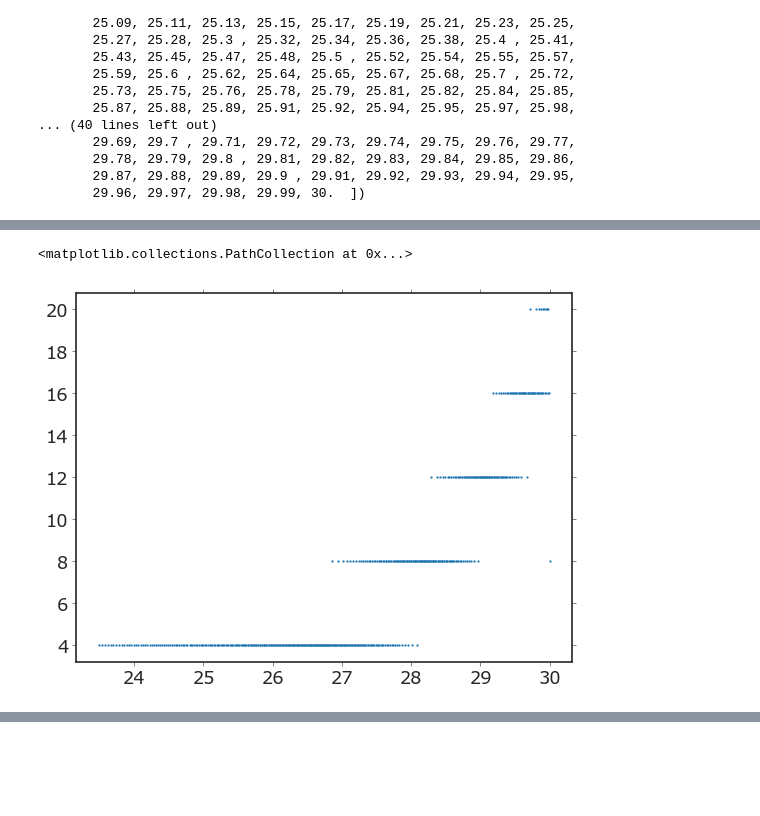
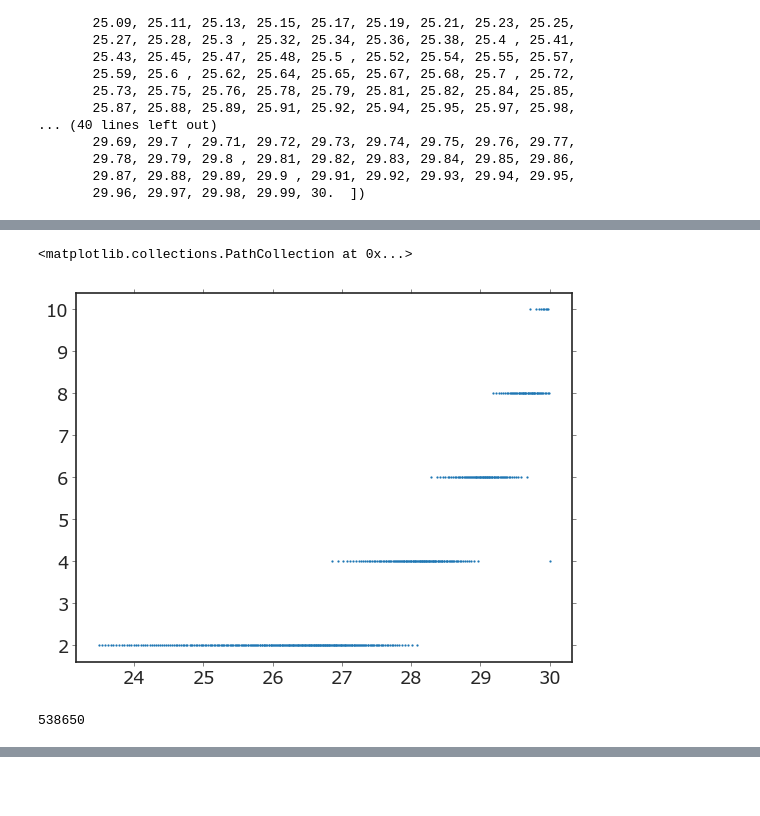
Before and after one commit to caganze/stellarstreams, a Jupyter notebook: notebooks/Gap Detection Pipeline with Data Oustide.ipynb, the cells around one changed output, grey strips where cells are left out. Cells and saved outputs as stored; diff of their text form; code cells hidden in the pictures.

```diff
--- a/notebooks/Gap Detection Pipeline with Data Oustide.ipynb
+++ b/notebooks/Gap Detection Pipeline with Data Oustide.ipynb
@@ -33,11 +35,13 @@ from easyshapey import Box
 
 dgrid=np.arange(0.5, 10, 0.1)
 BEST_BW=0.6
+BEST_BW_RANGE=[0.6, 0.9]
 
-THEORITICAL_STREAM_WIDTHS={'10_20': 0.053, '30_40': 0.094, '50_60':0.127}
-GAP_SIZES={'10_20': 1.4, '30_40': 1.8, '50_60': 1.8}
+#THEORITICAL_STREAM_WIDTHS={'10_20': 0.053, '30_40': 0.094, '50_60':0.127}
+THEORITICAL_STREAM_WIDTHS={'10_20': 0.2, '30_40': 0.3, '50_60':0.5}
+GAP_SIZES={'10_20': 1.4, '30_40': 1.8, '50_60': 1.8} #trying sum
 
-GAP_PERCENTILE=90
+GAP_PERCENTILE=95
 
 PATH_POLYNOMIALS = np.load('../data/polynomial_stream_paths.npy', allow_pickle=True).flatten()[0]
 
@@ -394,7 +400,7 @@ def show_gap_detection(vld,  GAP_SIZE, plot='None', ax=None, alpha=0.1, ms=0.1):
 
     rgcx=np.nanmedian(np.array(rgc.split('_')).astype(float))
 
-    stream_size=3*THEORITICAL_STREAM_WIDTHS[rgc]
+    stream_size=THEORITICAL_STREAM_WIDTHS[rgc]
 
     #define stream track and gap track
     stream_track=np.abs(grid_data[:,1] - pol(grid_data[:,0]))< stream_size/2
@@ -407,7 +413,7 @@ def show_gap_detection(vld,  GAP_SIZE, plot='None', ax=None, alpha=0.1, ms=0.1):
     nstars_stream=len( data_df[stream_track_on_data])
     stream_area= (len(grid_df[stream_track])/len(grid_df))*(5*2)
 
-    gap_center=(np.nanmedian(meshgrid[0][gap_mask]), rgcx )
+    gap_center=(np.nanmedian(meshgrid[0][gap_mask]), rgcx ) #used to be rgcx
     #choose a random place to ak
     b3= make_box( (gap_center[0], rgcx), GAP_SIZE, 0.2) #gap size
     gap_stars=b3.select(np.array(vld['data']))[0]
@@ -434,9 +440,9 @@ def show_gap_detection(vld,  GAP_SIZE, plot='None', ax=None, alpha=0.1, ms=0.1):
            'stream_area': stream_area,
            'gap_area': gap_area,
            'bck_area': bck_area,
-           'stream_dens':  np.log10(np.divide(nstars_stream, stream_area)),
-           'gap_dens': np.log10(np.divide(nstars_gap, gap_area)),
-           'bck_dens':np.log10(np.divide(nstars_bck, bck_area)),
+           'stream_dens': (np.divide(nstars_stream, stream_area)),
+           'gap_dens': (np.divide(nstars_gap, gap_area)),
+           'bck_dens': (np.divide(nstars_bck, bck_area)),
            'offset_center':gap_offset,
            'gap_center':  gap_center[0],
            'gap_points':gap_points,
@@ -841,2 +841,4 @@ plt.savefig('../figures/gap_density_errors.pdf')
 # %%
 df['rgcx']=df.rgc.apply(lambda x: np.nanmedian(np.array(x.split('_')).astype(float)))
+# %%
+df['spread_gap_xy']=(df.spread_gap_stars_x**2+df.spread_gap_stars_y**2)**0.5
@@ -843,16 +855,16 @@ df['rgcx']=df.rgc.apply(lambda x: np.nanmedian(np.array(x.split('_')).astype(flo
 # %%
 fig, ax=plt.subplots()
-dfnx00=df[np.logical_and.reduce([df.mag_limit==28.69, df.bw==0.3, df.rgc=='30_40'])]
+dfnx00=df[np.logical_and.reduce([df.mag_limit==28.69, df.bw==0.3, df.rgc=='10_20'])]
 
 nstuff=[]
 for g in dfnx00.groupby('dmod'):
     nstuff.append([g[0], len(g[1])])
 
 nstuff=np.vstack(nstuff)
 plt.scatter(nstuff[:,0], nstuff[:,1], s=1)
 # %% [output]
 <matplotlib.collections.PathCollection at 0x...>
-[figure, old version]
+[figure, new version]
 # %%
 df['deltasigma']=df.offset_center+df.spread_gap_stars_x
 # %%
@@ -860,5 +872,7 @@ df0=df#[np.logical_and(df.rgc=='0_20' , df.mag_limit==28.69)]
 # %%
-#mpl.cm.ScalarMappable?
+len(df)
+# %% [output]
+538650
 # %%
 fig, ax=plt.subplots(ncols=2, figsize=(14, 5))
 
```
Also changed, not shown: parts of 34 cells of this notebook, 4 other files.
